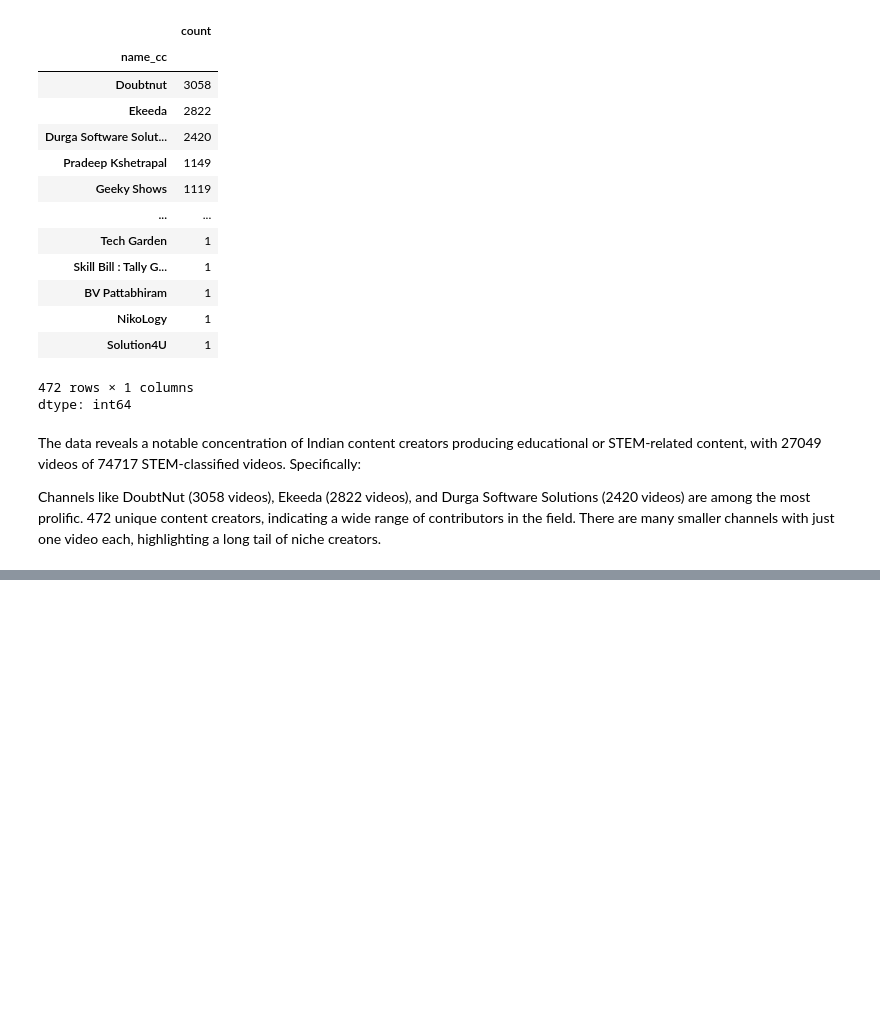
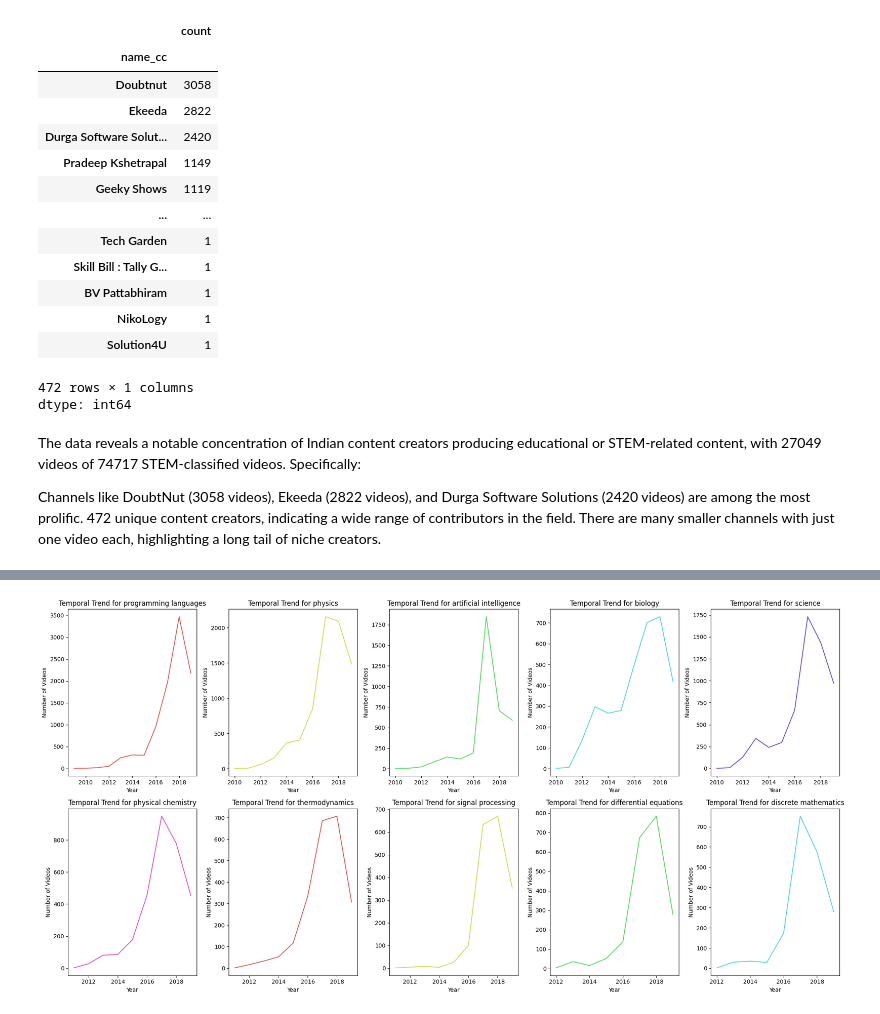
Before and after one commit to epfl-ada/ada-2024-project-adacadabra2048, a Jupyter notebook: result_tmp.ipynb, the cells around one changed output, grey strips where cells are left out. Drawn from its saved outputs; the diff is of its cells as text; code cells hidden in the pictures; blank space fills up the shorter version.

```diff
--- a/result_tmp.ipynb
+++ b/result_tmp.ipynb
@@ -312,0 +333,19 @@ Channels like DoubtNut (3058 videos), Ekeeda (2822 videos), and Durga Software S
+# %%
+def load_keywords(filepath):
+    keywords_dict = {}
+    with open(filepath, 'r') as file:
+        for line in file:
+            match = re.match(r"(\w+_keywords)\s*=\s*\[(.*?)\]", line)
+            if match:
+                category_name = match.group(1)
+                keywords_str = match.group(2)
+                keywords_list = [keyword.strip("'\" ") for keyword in keywords_str.lower().split(',')]
+
+                # Extract category (e.g., "science" from "science_keywords")
+                category = " ".join(category_name.split("_")[:-1])
+
+                keywords_dict[category] = set(keywords_list)
+    return keywords_dict
+
+# Example usage (assuming final_keywords.txt is in your current directory):
+keywords_data = load_keywords('final_keywords.txt')
@@ -312,0 +434,27 @@ Channels like DoubtNut (3058 videos), Ekeeda (2822 videos), and Durga Software S
+# %%
+# Convert the 'upload_date' column to datetime objects
+df_stem_india['upload_date'] = pd.to_datetime(df_stem_india['upload_date'], format="%Y-%m-%d %H:%M:%S")
+
+# Extract the year from the 'upload_date'
+df_stem_india['upload_year'] = df_stem_india['upload_date'].dt.year
+# %%
+fig, axes = plt.subplots(2, 5, figsize=(20, 10))
+axes = axes.ravel()
+
+for i, category in enumerate(list(top_10_keywords.keys())[:10]):
+    # Filter data for the current category
+    category_data = df_stem_india[df_stem_india['matched_category'].str.contains(category, na=False)]
+
+    # Group by year and count videos
+    yearly_counts = category_data.groupby('upload_year').size().reset_index(name='counts')
+
+    # Plot the trend with a specific color
+    sns.lineplot(x='upload_year', y='counts', data=yearly_counts, ax=axes[i], color=colors[i%6])
+    axes[i].set_title(f'Temporal Trend for {category}')
+    axes[i].set_xlabel('Year')
+    axes[i].set_ylabel('Number of Videos')
+
+plt.tight_layout()
+plt.show()
+# %% [output]
+[figure, added]
```
Also changed, not shown: parts of 24 cells of this notebook.
